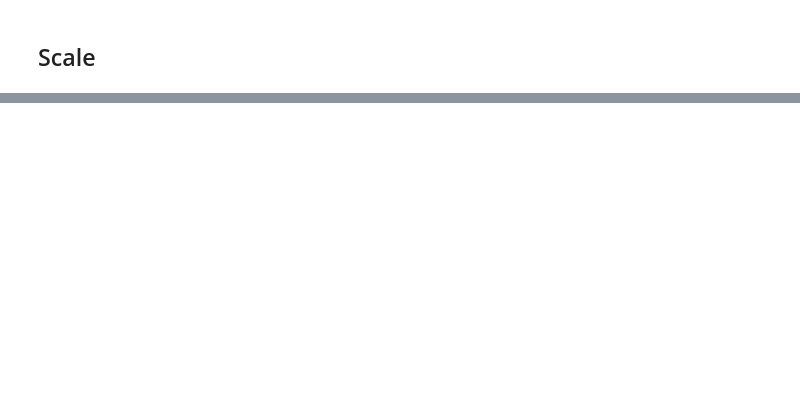
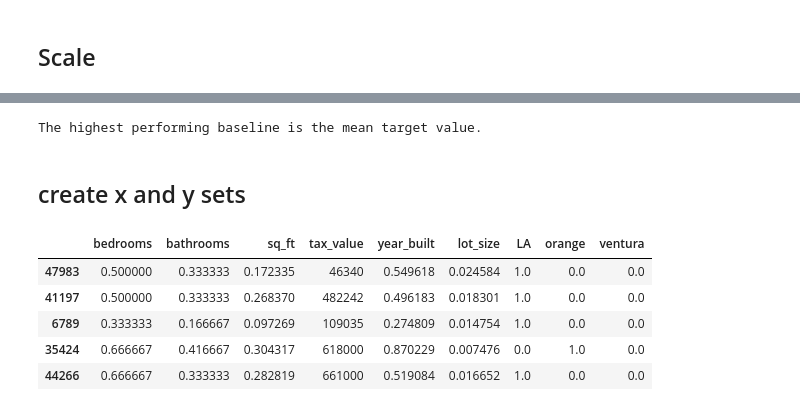
Before and after one commit to DanielFordHUB/zillow_regression_project, a Jupyter notebook: workbook.ipynb, the cells around one changed output, grey strips where cells are left out. Saved outputs shown, nothing was run; the diff lists cells and outputs as text; code cells hidden in the pictures; blank space fills up the shorter version.

```diff
--- a/workbook.ipynb
+++ b/workbook.ipynb
@@ -182,3 +197,5 @@ def train_test_validate_split(df, test_size=.2, validate_size=.3, random_state=9
     print(f'validate n = {validate.shape[0]}')
 
     return train, test, validate
+# %%
+train, test, validate = train_test_validate_split(df, test_size=.2, validate_size=.3, random_state=99)
@@ -186,0 +266,31 @@ def train_test_validate_split(df, test_size=.2, validate_size=.3, random_state=9
+# %%
+target = 'tax_value'
+# %%
+def MM_scale_zillow(train, validate, test, target):
+    '''
+    This takes in the train, validate, and test dataframes, as well as the target label.
+    It then fits a scaler object to the train sample based on the given sample_type, applies that
+    scaler to the train, validate, and test samples, and appends the new scaled data to the
+    dataframes as additional columns with the prefix 'scaled_'.
+    train, validate, and test dataframes are returned, in that order.
+    '''
+    # identify quantitative features to scale
+    quant_features = [col for col in train.columns if (train[col].dtype != 'object') & (col != target)]
+
+    # establish empty dataframes for storing scaled dataset
+    train_scaled = train.copy()
+    validate_scaled = validate.copy()
+    test_scaled = test.copy()
+
+    # create and fit the scaler
+    scaler = MinMaxScaler().fit(train[quant_features])
+
+    # adding scaled features to scaled dataframes
+    train_scaled[quant_features] = scaler.transform(train[quant_features])
+    validate_scaled[quant_features] = scaler.transform(validate[quant_features])
+    test_scaled[quant_features] = scaler.transform(test[quant_features])
+
+
+    return train_scaled, validate_scaled, test_scaled
+# %%
+train_scaled, validate_scaled, test_scaled = MM_scale_zillow(train, validate, test, target)
@@ -186,0 +336,15 @@ def train_test_validate_split(df, test_size=.2, validate_size=.3, random_state=9
+# %%
+determine_regression_baseline(train_scaled,target)
+# %% [output]
+The highest performing baseline is the mean target value.
+# %% [markdown]
+## create x and y sets
+# %%
+train_scaled.head()
+# %% [output]
+|  | bedrooms | bathrooms | sq_ft | tax_value | year_built | lot_size | LA | orange | ventura |
+| 47983 | 0.500000 | 0.333333 | 0.172335 | 46340 | 0.549618 | 0.024584 | 1.0 | 0.0 | 0.0 |
+| 41197 | 0.500000 | 0.333333 | 0.268370 | 482242 | 0.496183 | 0.018301 | 1.0 | 0.0 | 0.0 |
+| 6789 | 0.333333 | 0.166667 | 0.097269 | 109035 | 0.274809 | 0.014754 | 1.0 | 0.0 | 0.0 |
+| 35424 | 0.666667 | 0.416667 | 0.304317 | 618000 | 0.870229 | 0.007476 | 0.0 | 1.0 | 0.0 |
+| 44266 | 0.666667 | 0.333333 | 0.282819 | 661000 | 0.519084 | 0.016652 | 1.0 | 0.0 | 0.0 |
```
Also changed, not shown: parts of 33 cells of this notebook, 4 other files.
